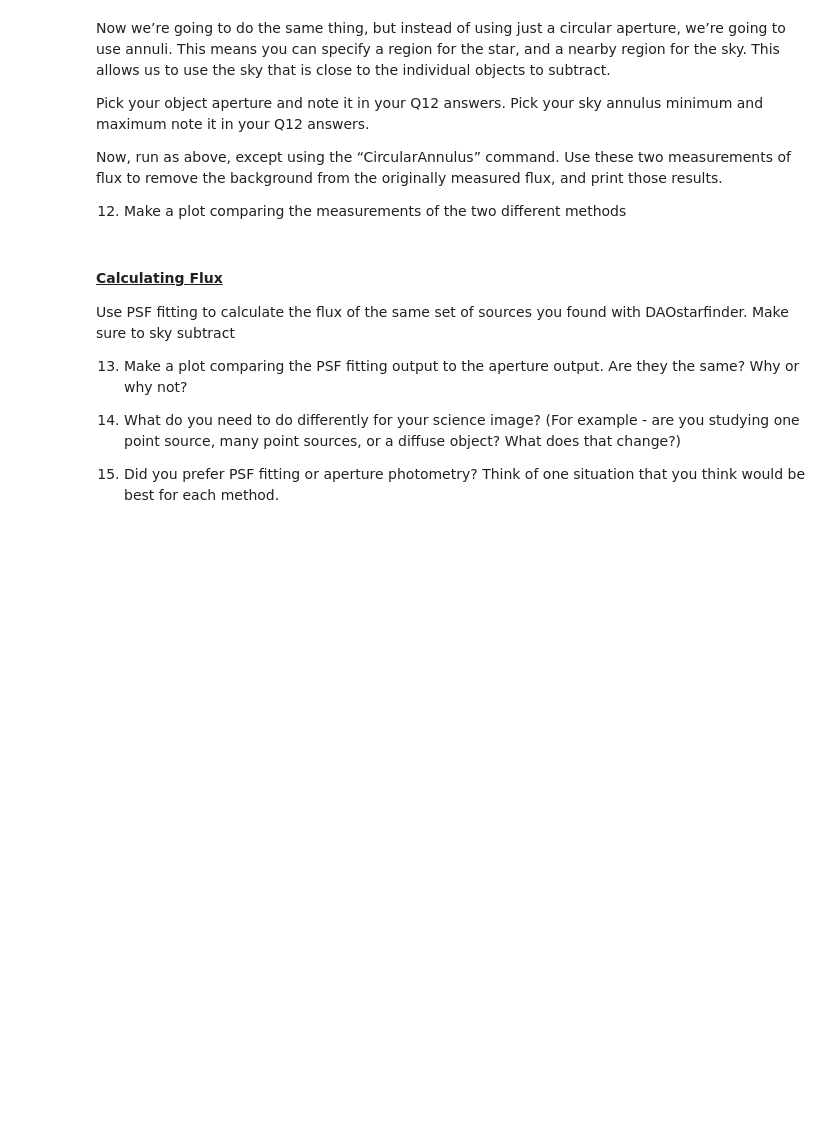
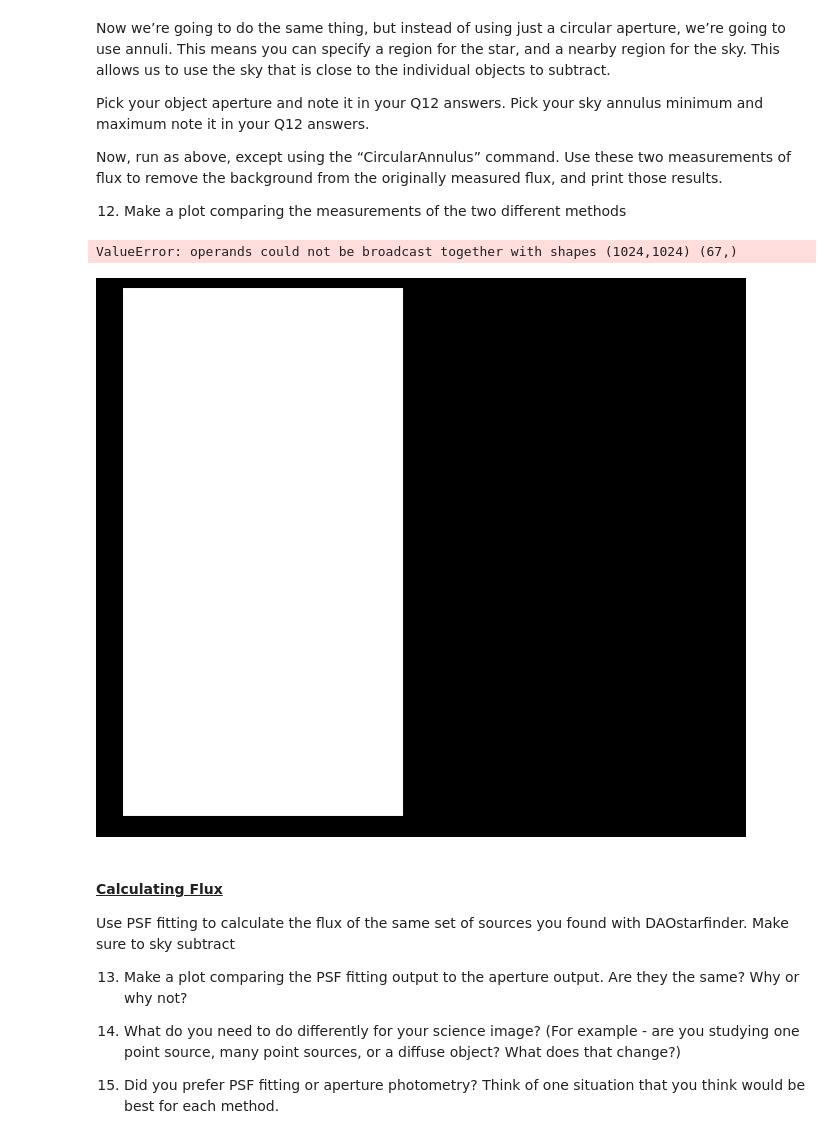
Before and after one commit to emmabacarra/Astr-480, a Jupyter notebook: Lab 4 - Data Reduction & Photometry/lab4.ipynb, the cells around one changed output. Saved outputs shown, nothing was run; the diff lists cells and outputs as text; code cells hidden in the pictures; blank space fills up the shorter version.

```diff
--- a/Lab 4 - Data Reduction & Photometry/lab4.ipynb
+++ b/Lab 4 - Data Reduction & Photometry/lab4.ipynb
@@ -379,6 +393,33 @@ Pick your sky annulus minimum and maximum note it in your Q12 answers.
 Now, run as above, except using the “CircularAnnulus” command. Use these two measurements of flux to remove the background from the originally measured flux, and print those results.
 
 12. Make a plot comparing the measurements of the two different methods
+# %%
+# subtracting the background
+with warnings.catch_warnings(): # booo warnings
+    warnings.simplefilter('ignore')
+
+    plt.figure(figsize=(11, 11), facecolor='black')
+
+    plt.subplot(1, 2, 1)
+    subtraction = ngc_r_calbr - apertures
+    vmin, vmax = np.percentile(subtraction, [1, 99.75])
+    vnorm = vis.ImageNormalize(subtraction, vmin=vmin, vmax=vmax, interval=vis.ZScaleInterval(), stretch=vis.LinearStretch())
+    plt.imshow(subtraction, cmap=custom, norm=vnorm, interpolation='hermite')
+    plt.title(f'Circular Aperture', weight='bold', color='white')
+    plt.xlabel(f'Snip Resolution: {snip.shape[0]} x {snip.shape[1]} px      Stars found: {len(sources)}', color='white')
+
+    plt.subplot(1, 2, 2)
+    subtraction = ngc_r_calbr - annuli
+    vmin, vmax = np.percentile(subtraction, [1, 99.75])
+    vnorm = vis.ImageNormalize(subtraction, vmin=vmin, vmax=vmax, interval=vis.ZScaleInterval(), stretch=vis.LinearStretch())
+    plt.imshow(subtraction, cmap=custom, norm=vnorm, interpolation='hermite')
+    plt.title(f'Circular Annulus', weight='bold', color='white')
+    plt.xlabel(f'Snip Resolution: {snip.shape[0]} x {snip.shape[1]} px      Stars found: {len(sources)}', color='white')
+
+    plt.setp(plt.gcf().get_axes(), xticks=[], yticks=[])
+# %% [output]
+ValueError: operands could not be broadcast together with shapes (1024,1024) (67,)
+[figure, added]
 # %% [markdown]
 #### <u>Calculating Flux</u>
 
```
Also changed, not shown: parts of 10 cells of this notebook.
